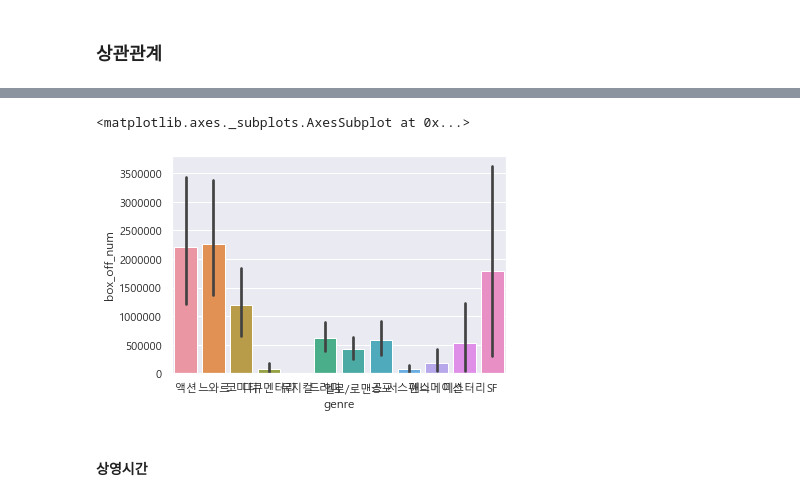
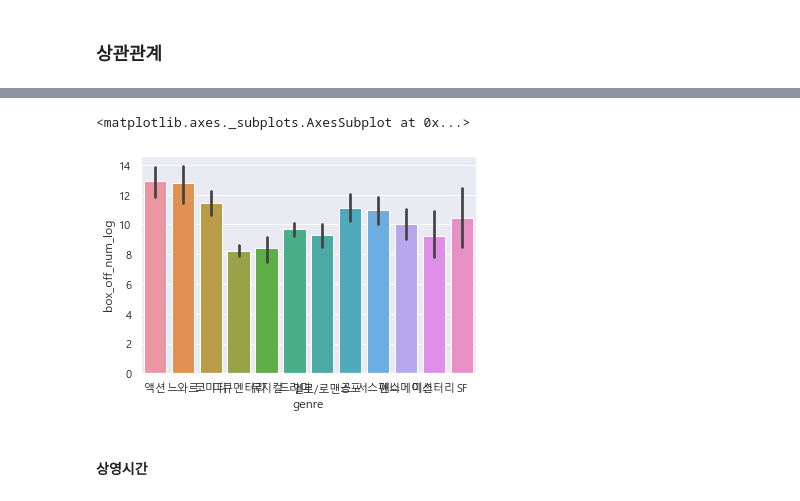
Before and after one commit to shp1204/AI-, a Jupyter notebook: study/1st_movie/movies_SJH.ipynb, the cells around one changed output, grey strips where cells are left out. Drawn from its saved outputs; the diff is of its cells as text; code cells hidden in the pictures.

```diff
--- a/study/1st_movie/movies_SJH.ipynb
+++ b/study/1st_movie/movies_SJH.ipynb
@@ -104,0 +113,11 @@ train.head()
+# %%
+train["dir_prev_bfnum_log"] = np.log(1+train["dir_prev_bfnum"])
+train["dir_prev_num_log"] = np.log(1+train["dir_prev_num"])
+train["num_actor_log"] = np.log(1+train["num_actor"])
+train["num_staff_log"] = np.log(1+train["num_staff"])
+train["box_off_num_log"] = np.log(1+train["box_off_num"])
+
+test["dir_prev_bfnum_log"] = np.log(1+test["dir_prev_bfnum"])
+test["dir_prev_num_log"] = np.log(1+test["dir_prev_num"])
+test["num_actor_log"] = np.log(1+test["num_actor"])
+test["num_staff_log"] = np.log(1+test["num_staff"])
@@ -104,0 +135,4 @@ train.head()
+# %%
+# 타부:금지된사랑 이상치 제거
+train = train.drop([338])
+train.sort_values(by="dir_prev_bfnum").tail(5)
@@ -161,16 +212,16 @@ train.head()
 ### 배급사 정제
 # %%
 # 배급사는 one-hot-encoding 대신 숫자로 구분
-distributor_arr = train["distributor"].unique()
+distributor_arr = train_dummy["distributor"].unique()
 
 for i in range(len(distributor_arr)):
-    train.loc[train["distributor"] == distributor_arr[i], "distributor_coded"] = np.where(distributor_arr == distributor_arr[i])
+    train_dummy.loc[train_dummy["distributor"] == distributor_arr[i], "distributor_coded"] = np.where(distributor_arr == distributor_arr[i])
 
 train.head()
 
-distributor_arr = test["distributor"].unique()
+distributor_arr = test_dummy["distributor"].unique()
 for i in range(len(distributor_arr)):
-    test.loc[test["distributor"] == distributor_arr[i], "distributor_coded"] = np.where(distributor_arr == distributor_arr[i])
+    test_dummy.loc[test_dummy["distributor"] == distributor_arr[i], "distributor_coded"] = np.where(distributor_arr == distributor_arr[i])
 
 test.head()
 
@@ -283,8 +323,8 @@ train[["genre", "box_off_num"]].groupby("genre").mean().sort_values("box_off_num
 # %%
-sns.barplot(data=train, x="genre", y="box_off_num")
+sns.barplot(data=train, x="genre", y="box_off_num_log")
 # %% [output]
 <matplotlib.axes._subplots.AxesSubplot at 0x...>
-[figure, old version]
+[figure, new version]
 # %% [markdown]
 #### 상영시간
 # %%
```
Also changed, not shown: parts of 42 cells of this notebook, 4 other files.
